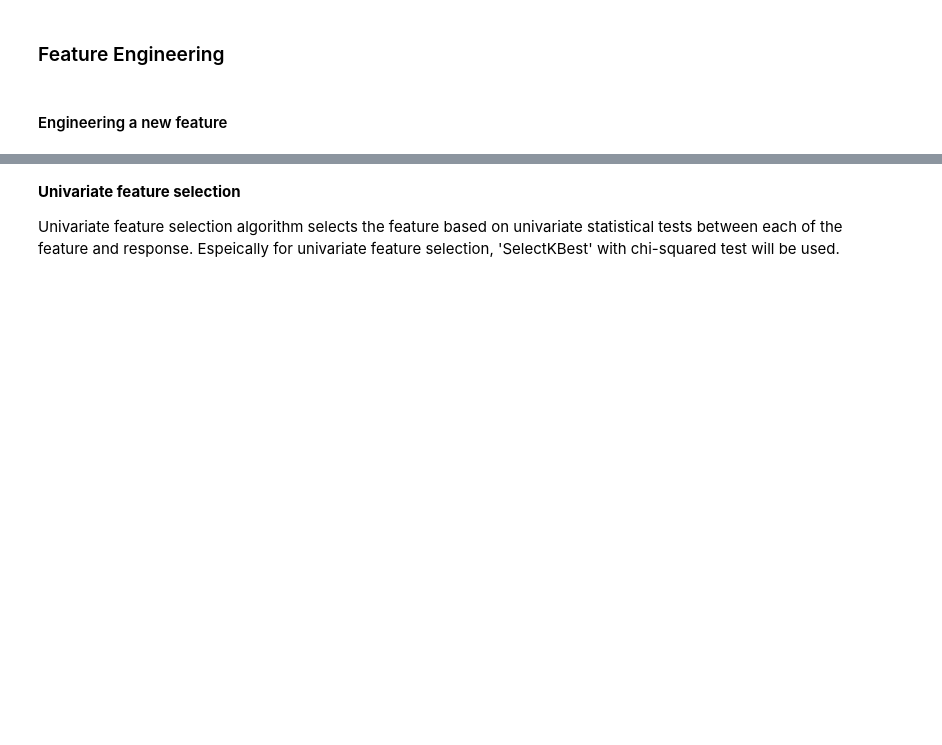
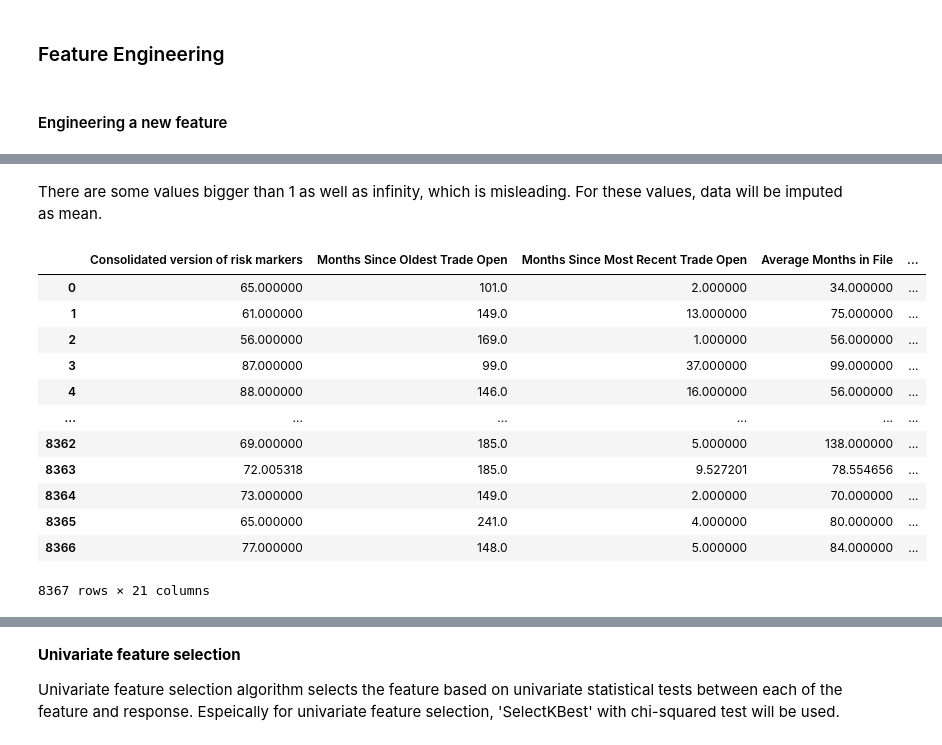
Before and after one commit to choijaewon959/HELOC-RiskFlag-Prediction, a Jupyter notebook: HELOC Risk Flag Prediction.ipynb, the cells around one changed output, grey strips where cells are left out. Saved outputs shown, nothing was run; the diff lists cells and outputs as text; code cells hidden in the pictures; blank space fills up the shorter version.

```diff
--- a/HELOC Risk Flag Prediction.ipynb
+++ b/HELOC Risk Flag Prediction.ipynb
@@ -447,0 +507,20 @@ TO BE IMPLEMENTED MORE..
+# %% [markdown]
+There are some values bigger than 1 as well as infinity, which is misleading. For these values, data will be imputed as mean.
+# %%
+X_train['Satisfactory Trades Percentage'][X_train['Satisfactory Trades Percentage'] > 1.0 ] = np.nan
+
+X_train
+# %% [output]
+|  | Consolidated version of risk markers | Months Since Oldest Trade Open | Months Since Most Recent Trade Open | Average Months in File | ... |
+| 0 | 65.000000 | 101.0 | 2.000000 | 34.000000 | ... |
+| 1 | 61.000000 | 149.0 | 13.000000 | 75.000000 | ... |
+| 2 | 56.000000 | 169.0 | 1.000000 | 56.000000 | ... |
+| 3 | 87.000000 | 99.0 | 37.000000 | 99.000000 | ... |
+| 4 | 88.000000 | 146.0 | 16.000000 | 56.000000 | ... |
+| ... | ... | ... | ... | ... | ... |
+| 8362 | 69.000000 | 185.0 | 5.000000 | 138.000000 | ... |
+| 8363 | 72.005318 | 185.0 | 9.527201 | 78.554656 | ... |
+| 8364 | 73.000000 | 149.0 | 2.000000 | 70.000000 | ... |
+| 8365 | 65.000000 | 241.0 | 4.000000 | 80.000000 | ... |
+| 8366 | 77.000000 | 148.0 | 5.000000 | 84.000000 | ... |
+8367 rows × 21 columns
```
Also changed, not shown: parts of 23 cells of this notebook.
